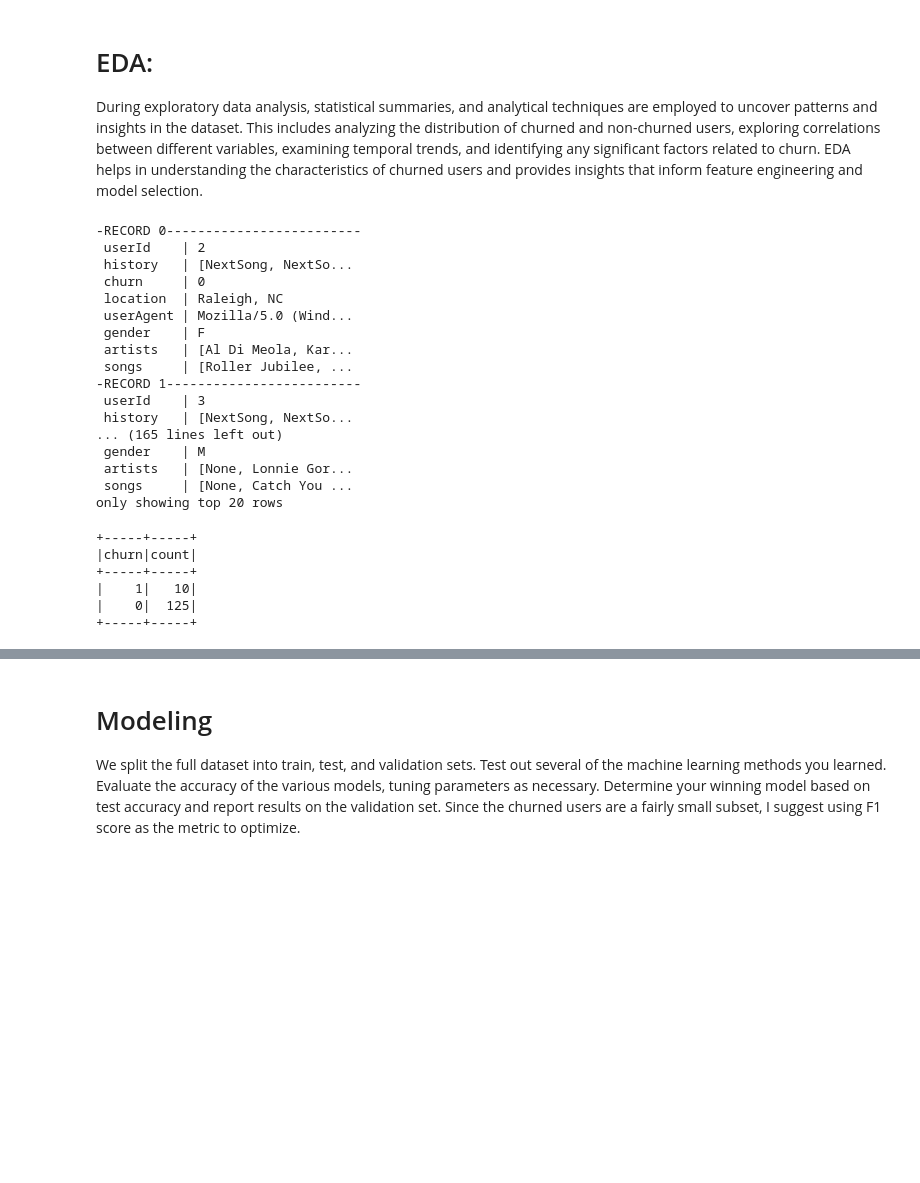
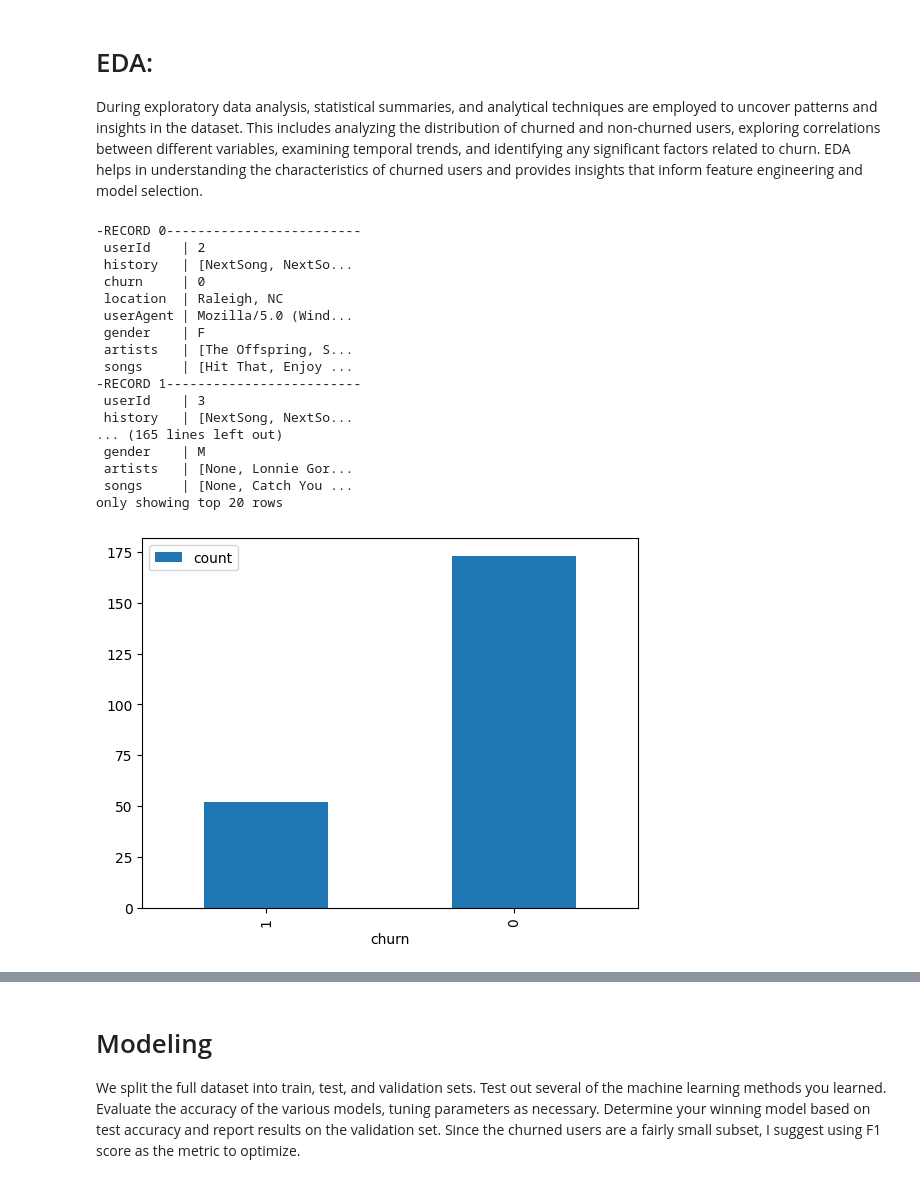
Before and after one commit to eljandoubi/Sparkify, a Jupyter notebook: Sparkify.ipynb, the cells around one changed output, grey strips where cells are left out. Cells and saved outputs as stored; diff of their text form; code cells hidden in the pictures; blank space fills up the shorter version.

```diff
--- a/Sparkify.ipynb
+++ b/Sparkify.ipynb
@@ -54,0 +61,14 @@ In this workspace, the mini-dataset file is `mini_sparkify_event_data.json`. Loa
+# %%
+s3 = boto3.resource('s3')
+bucket_name = 'udacity-dsnd'
+key = 'sparkify/sparkify_event_data.json'
+local_file_path = '/content/sparkify_event_data.json'  # Specify the local path where you want to save the file
+
+try:
+    s3.Bucket(bucket_name).download_file(key, local_file_path)
+    print("File downloaded successfully!")
+except botocore.exceptions.ClientError as e:
+    if e.response['Error']['Code'] == "404":
+        print("The object does not exist.")
+    else:
+        raise
@@ -55,6 +77,5 @@ In this workspace, the mini-dataset file is `mini_sparkify_event_data.json`. Loa
 # %%
-path = "mini_sparkify_event_data.json"
-dataset = spark.read.json(path)
+dataset = spark.read.json(local_file_path)
 # %%
 dataset.printSchema()
 # %% [output]
@@ -468,8 +493,8 @@ data.show(vertical=True)
  location  | Raleigh, NC
  userAgent | Mozilla/5.0 (Wind...
  gender    | F
- artists   | [Al Di Meola, Kar...
- songs     | [Roller Jubilee, ...
+ artists   | [The Offspring, S...
+ songs     | [Hit That, Enjoy ...
 -RECORD 1-------------------------
  userId    | 3
  history   | [NextSong, NextSo...
@@ -479,11 +504,6 @@ data.show(vertical=True)
  songs     | [None, Catch You ...
 only showing top 20 rows
 # %%
-data.groupby("churn").count().show()
+data.groupby("churn").count().toPandas().set_index("churn").plot.bar();
 # %% [output]
-+-----+-----+
-|churn|count|
-+-----+-----+
-|    1|   10|
-|    0|  125|
-+-----+-----+
+[figure, added]
```
Also changed, not shown: parts of 87 cells of this notebook, 3 other files.
